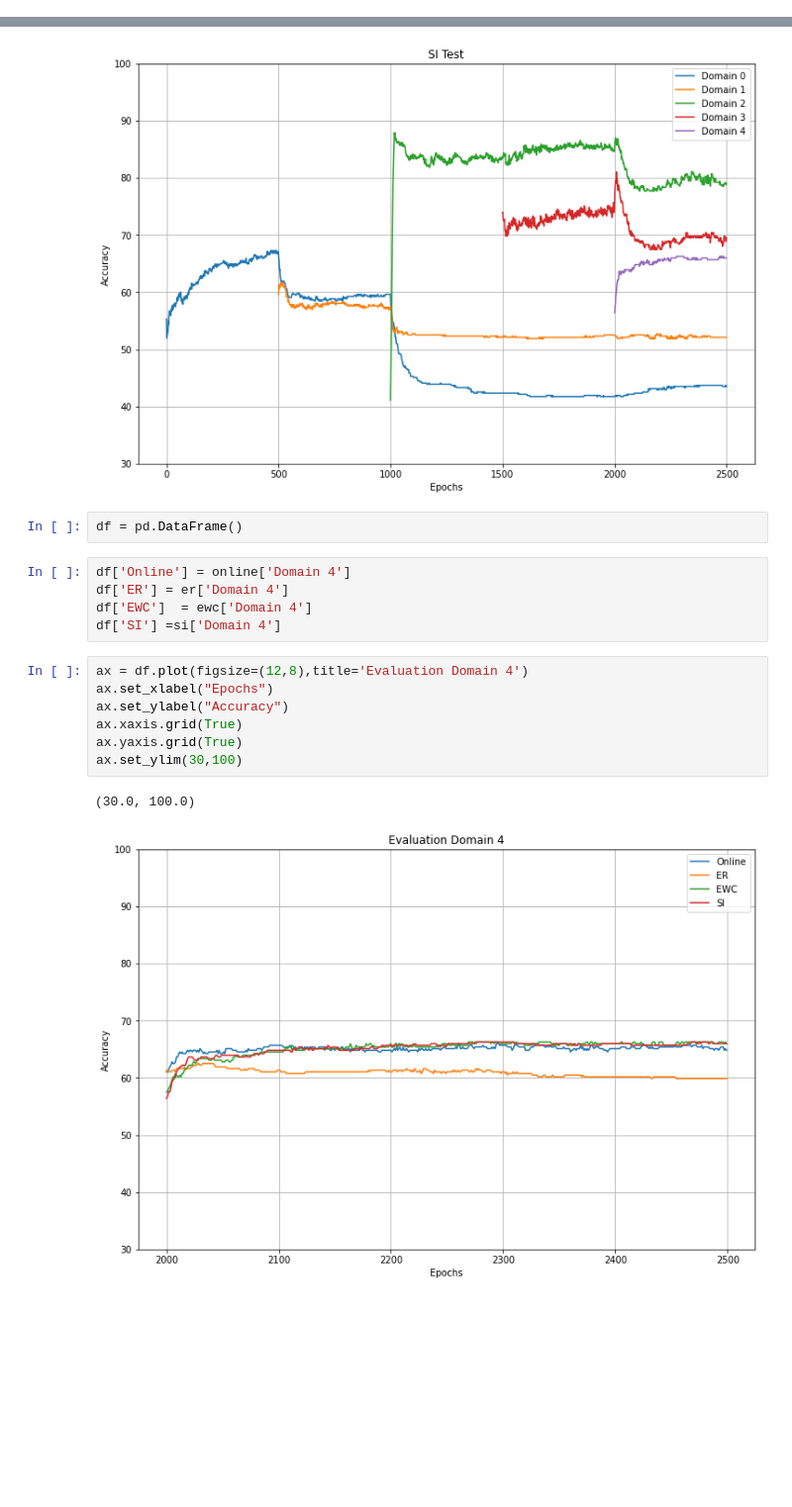
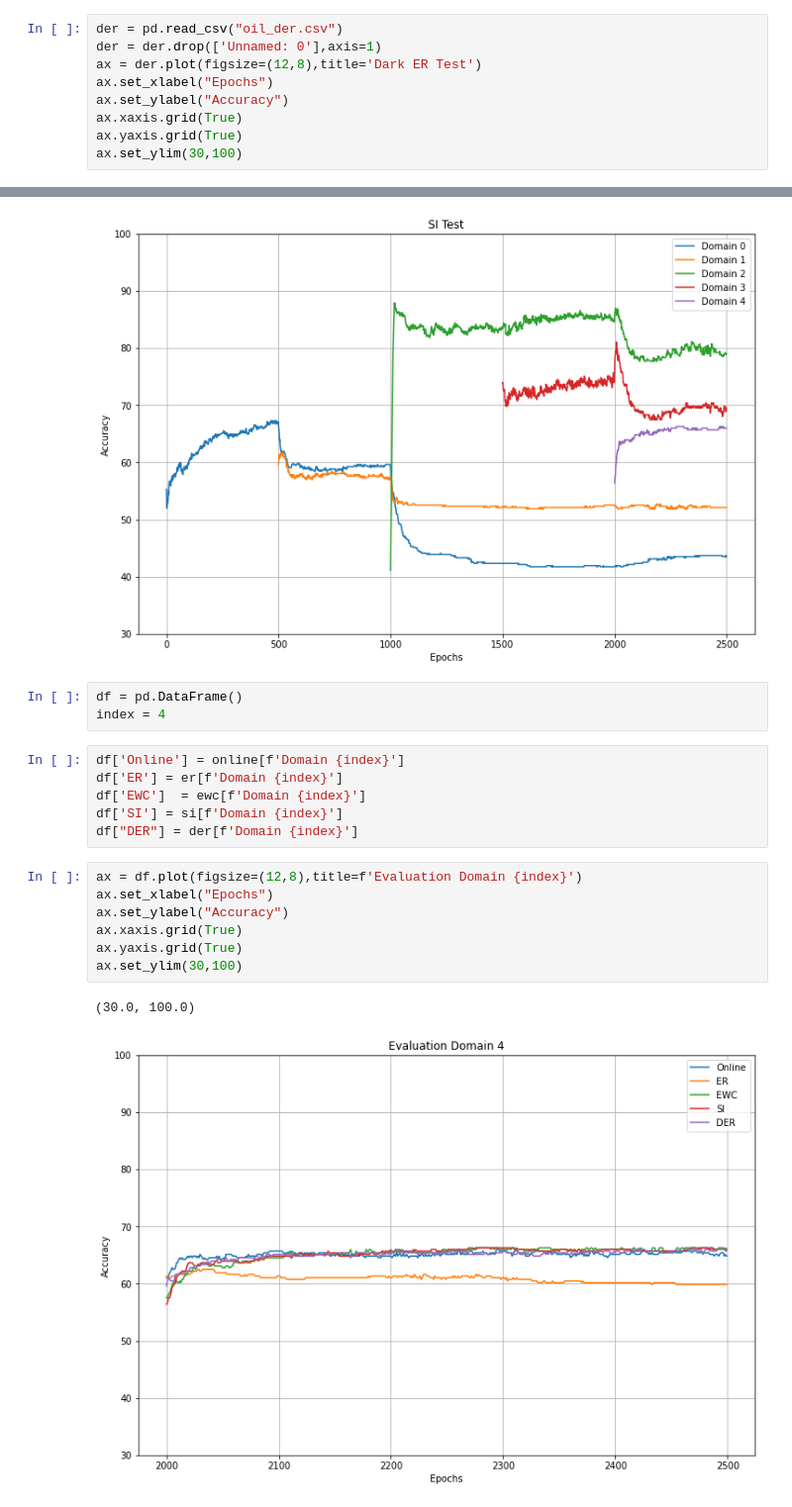
Before and after one commit to albertozurli/cl_timeseries, a Jupyter notebook: notebook/accuracy_graphs.ipynb, the cells around one changed output, grey strips where cells are left out. Shown at 99% size. Saved outputs shown, nothing was run; the diff lists cells and outputs as text; blank space fills up the shorter version.

```diff
--- a/notebook/accuracy_graphs.ipynb
+++ b/notebook/accuracy_graphs.ipynb
@@ -37,3 +37,12 @@ ax.set_ylim(30,100)
 # %% [output]
 (30.0, 100.0)
 [figure]
+# %%
+der = pd.read_csv("oil_der.csv")
+der = der.drop(['Unnamed: 0'],axis=1)
+ax = der.plot(figsize=(12,8),title='Dark ER Test')
+ax.set_xlabel("Epochs")
+ax.set_ylabel("Accuracy")
+ax.xaxis.grid(True)
+ax.yaxis.grid(True)
+ax.set_ylim(30,100)
@@ -51,18 +63,20 @@ ax.set_ylim(30,100)
 [figure]
 # %%
 df = pd.DataFrame()
+index = 4
 # %%
-df['Online'] = online['Domain 4']
-df['ER'] = er['Domain 4']
-df['EWC']  = ewc['Domain 4']
-df['SI'] =si['Domain 4']
+df['Online'] = online[f'Domain {index}']
+df['ER'] = er[f'Domain {index}']
+df['EWC']  = ewc[f'Domain {index}']
+df['SI'] = si[f'Domain {index}']
+df["DER"] = der[f'Domain {index}']
 # %%
-ax = df.plot(figsize=(12,8),title='Evaluation Domain 4')
+ax = df.plot(figsize=(12,8),title=f'Evaluation Domain {index}')
 ax.set_xlabel("Epochs")
 ax.set_ylabel("Accuracy")
 ax.xaxis.grid(True)
 ax.yaxis.grid(True)
 ax.set_ylim(30,100)
 # %% [output]
 (30.0, 100.0)
-[figure, old version]
+[figure, new version]
```
Also changed, not shown: parts of 1 cell of this notebook, 12 other files.
